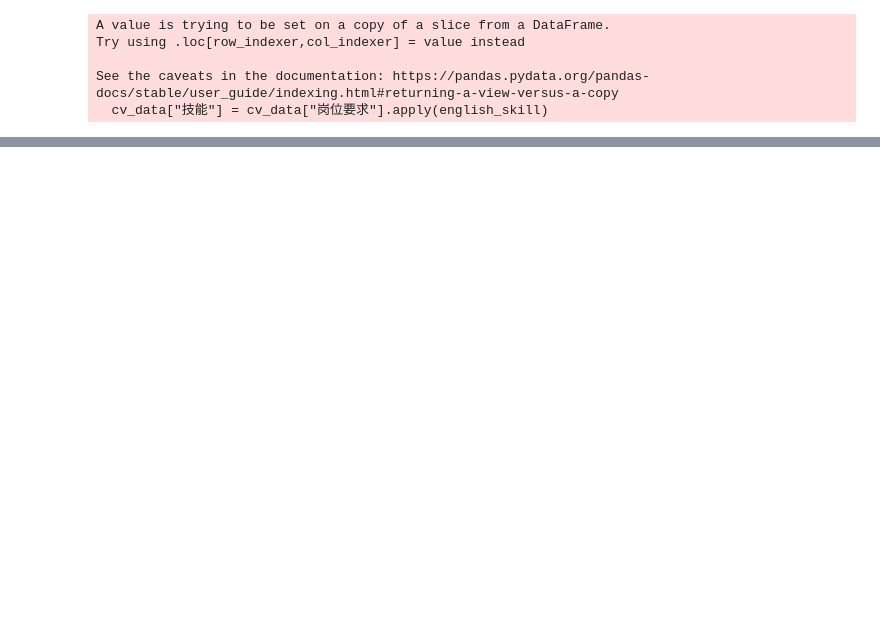
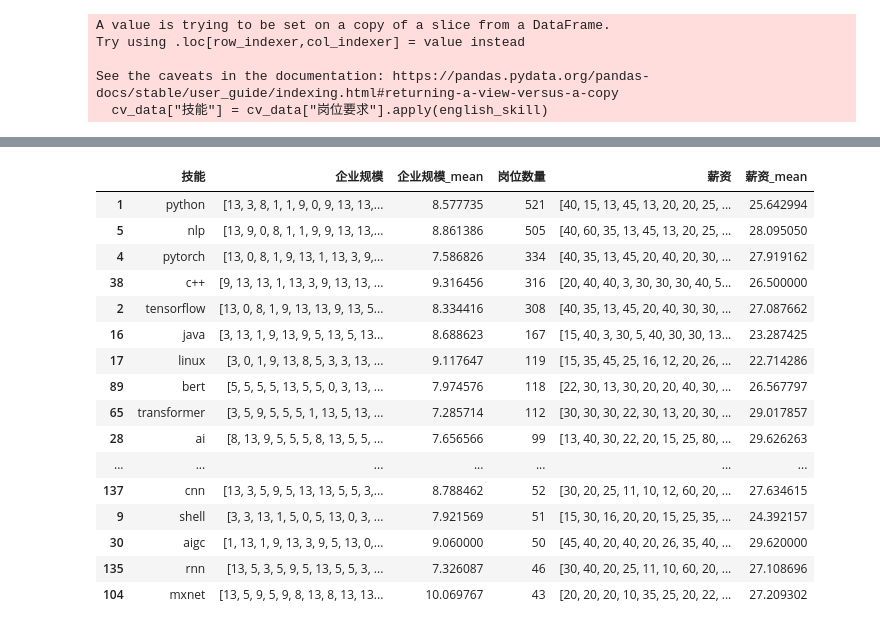
Before and after one commit to zdongs/openaiRDA, a Jupyter notebook: skills.ipynb, the cells around one changed output, grey strips where cells are left out. Drawn from its saved outputs; the diff is of its cells as text; code cells hidden in the pictures; blank space fills up the shorter version.

```diff
--- a/skills.ipynb
+++ b/skills.ipynb
@@ -63,0 +155,20 @@ Text(0.5, 1.0, 'CV岗位技能词频统计')
+# %%
+dfl[:20]
+# %% [output]
+|  | 技能 | 企业规模 | 企业规模_mean | 岗位数量 | 薪资 | 薪资_mean |
+| 1 | python | [13, 3, 8, 1, 1, 9, 0, 9, 13, 13,... | 8.577735 | 521 | [40, 15, 13, 45, 13, 20, 20, 25, ... | 25.642994 |
+| 5 | nlp | [13, 9, 0, 8, 1, 1, 9, 9, 13, 13,... | 8.861386 | 505 | [40, 60, 35, 13, 45, 13, 20, 25, ... | 28.095050 |
+| 4 | pytorch | [13, 0, 8, 1, 9, 13, 1, 13, 3, 9,... | 7.586826 | 334 | [40, 35, 13, 45, 20, 40, 20, 30, ... | 27.919162 |
+| 38 | c++ | [9, 13, 13, 1, 13, 3, 9, 13, 13, ... | 9.316456 | 316 | [20, 40, 40, 3, 30, 30, 30, 40, 5... | 26.500000 |
+| 2 | tensorflow | [13, 0, 8, 1, 9, 13, 13, 9, 13, 5... | 8.334416 | 308 | [40, 35, 13, 45, 20, 40, 30, 30, ... | 27.087662 |
+| 16 | java | [3, 13, 1, 9, 13, 9, 5, 13, 5, 13... | 8.688623 | 167 | [15, 40, 3, 30, 5, 40, 30, 30, 13... | 23.287425 |
+| 17 | linux | [3, 0, 1, 9, 13, 8, 5, 3, 3, 13, ... | 9.117647 | 119 | [15, 35, 45, 25, 16, 12, 20, 26, ... | 22.714286 |
+| 89 | bert | [5, 5, 5, 5, 13, 5, 5, 0, 3, 13, ... | 7.974576 | 118 | [22, 30, 13, 30, 20, 20, 40, 30, ... | 26.567797 |
+| 65 | transformer | [3, 5, 9, 5, 5, 5, 1, 13, 5, 13, ... | 7.285714 | 112 | [30, 30, 30, 22, 30, 13, 20, 30, ... | 29.017857 |
+| 28 | ai | [8, 13, 9, 5, 5, 5, 8, 13, 5, 5, ... | 7.656566 | 99 | [13, 40, 30, 22, 20, 15, 25, 80, ... | 29.626263 |
+| ... | ... | ... | ... | ... | ... | ... |
+| 137 | cnn | [13, 3, 5, 9, 5, 13, 13, 5, 5, 3,... | 8.788462 | 52 | [30, 20, 25, 11, 10, 12, 60, 20, ... | 27.634615 |
+| 9 | shell | [3, 3, 13, 1, 5, 0, 5, 13, 0, 3, ... | 7.921569 | 51 | [15, 30, 16, 20, 20, 15, 25, 35, ... | 24.392157 |
+| 30 | aigc | [1, 13, 1, 9, 13, 3, 9, 5, 13, 0,... | 9.060000 | 50 | [45, 40, 20, 40, 20, 26, 35, 40, ... | 29.620000 |
+| 135 | rnn | [13, 5, 3, 5, 9, 5, 13, 5, 5, 3, ... | 7.326087 | 46 | [30, 40, 20, 25, 11, 10, 60, 20, ... | 27.108696 |
+| 104 | mxnet | [13, 5, 9, 5, 9, 8, 13, 8, 13, 13... | 10.069767 | 43 | [20, 20, 20, 10, 35, 25, 20, 22, ... | 27.209302 |
```
Also changed, not shown: parts of 9 cells of this notebook, 7 other files.
